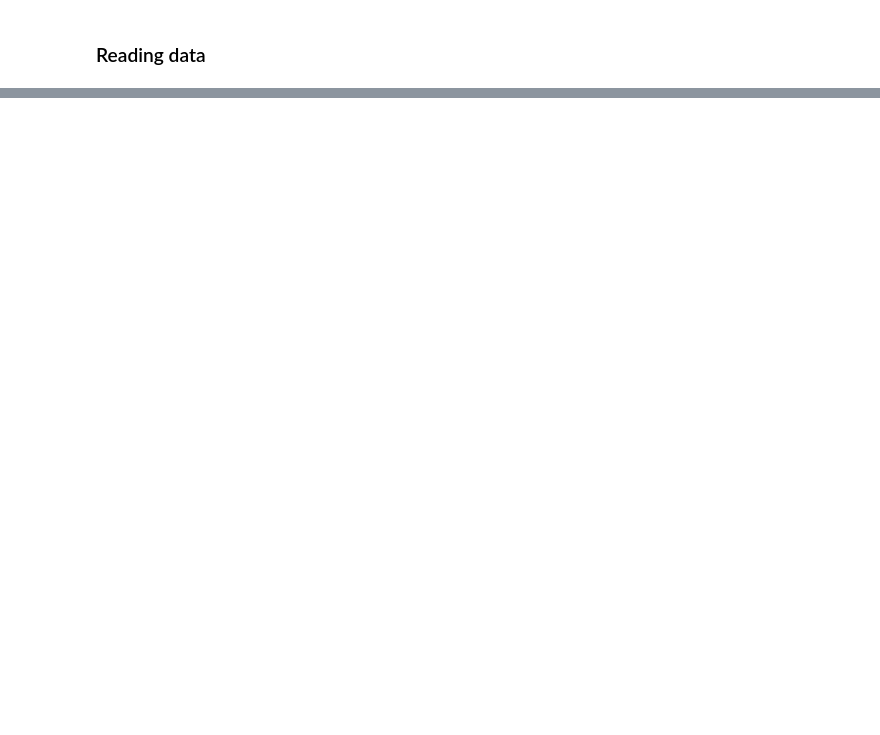
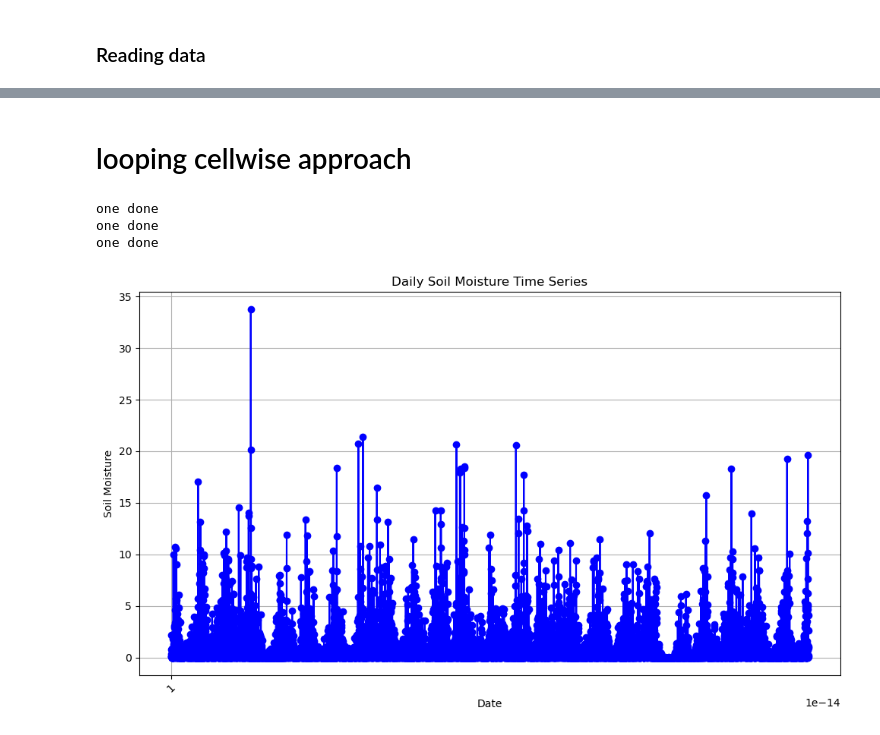
Before and after one commit to justusnoegel/deadwood_prediction, a Jupyter notebook: harz.ipynb, the cells around one changed output, grey strips where cells are left out. Drawn from its saved outputs; the diff is of its cells as text; code cells hidden in the pictures; blank space fills up the shorter version.

```diff
--- a/harz.ipynb
+++ b/harz.ipynb
@@ -345,0 +220,2 @@ nc_file.close()
+# %% [markdown]
+# looping cellwise approach
@@ -345,0 +247,50 @@ nc_file.close()
+# %%
+# Convert lists to xarray datasets
+P_data = xr.concat(P_data, dim='time')
+R_data = xr.concat(R_data, dim='time')
+T_data = xr.concat(T_data, dim='time')
+lai_data = xr.concat(lai_data, dim='time')
+# %%
+# Fill LAI with zeros were Na :D (wrong)
+lai_data = lai_data.fillna(0)
+# %%
+# Run model for all gridcells 1:30 min for one cell... there are 484 cells
+
+# Paramters
+cs = 420
+alpha = 8
+gamma = 0.2
+beta = 0.8
+cm = 1.5
+et_weight = (0.75, 0.25)
+
+# Create empty arrays to store the output data
+snow = np.zeros_like(P_data)
+soil_moisture = np.zeros_like(P_data)
+evapotranspiration = np.zeros_like(P_data)
+
+# Iteerate through gridcels
+for lat in range(len(P_data.lat)):
+    for lon in range(len(P_data.lon)):
+
+        if np.isnan(lai_data[:, lat, lon]).any():
+            print("Na found in gridcell", lat, lon)
+            continue
+
+        R_data_grid = R_data[:, lat, lon]
+        P_data_grid = P_data[:, lat, lon]
+        T_data_grid = T_data[:, lat, lon]
+        lai_data_grid = lai_data[:, lat, lon]
+
+        # Run Model for daily values
+        daily_output = run.time_evolution(P_data_grid, R_data_grid, T_data_grid, lai_data_grid, cs, alpha,
+        gamma, beta, cm, et_weight)
+
+        snow[:, lat, lon] = daily_output['snow'].values
+        soil_moisture[:, lat, lon] = daily_output['calculated_soil_moisture'].values
+        evapotranspiration[:, lat, lon] = daily_output['evapotranspiration'].values
+        print("one done")
+# %% [output]
+one done
+one done
+one done
@@ -345,0 +302,25 @@ nc_file.close()
+# %%
+import matplotlib.pyplot as plt
+
+# Assuming daily_output['calculated_soil_moisture'] contains the soil moisture values
+soil_moisture_values = daily_output['runoff']
+
+# Assuming daily_output['time'] contains the corresponding timestamps
+timestamps = daily_output['time']
+
+# Plot the time series
+plt.figure(figsize=(10, 6))
+plt.plot(timestamps, soil_moisture_values, color='blue', marker='o', linestyle='-')
+plt.title('Daily Soil Moisture Time Series')
+plt.xlabel('Date')
+plt.ylabel('Soil Moisture')
+plt.xticks(rotation=45)
+
+# Customize the x-axis ticks to show only the first of January for each year
+plt.xticks(pd.date_range(timestamps.min(), timestamps.max(), freq='YS'), rotation=45)
+
+plt.grid(True)
+plt.tight_layout()
+plt.show()
+# %% [output]
+[figure, added]
```
Also changed, not shown: parts of 12 cells of this notebook.
